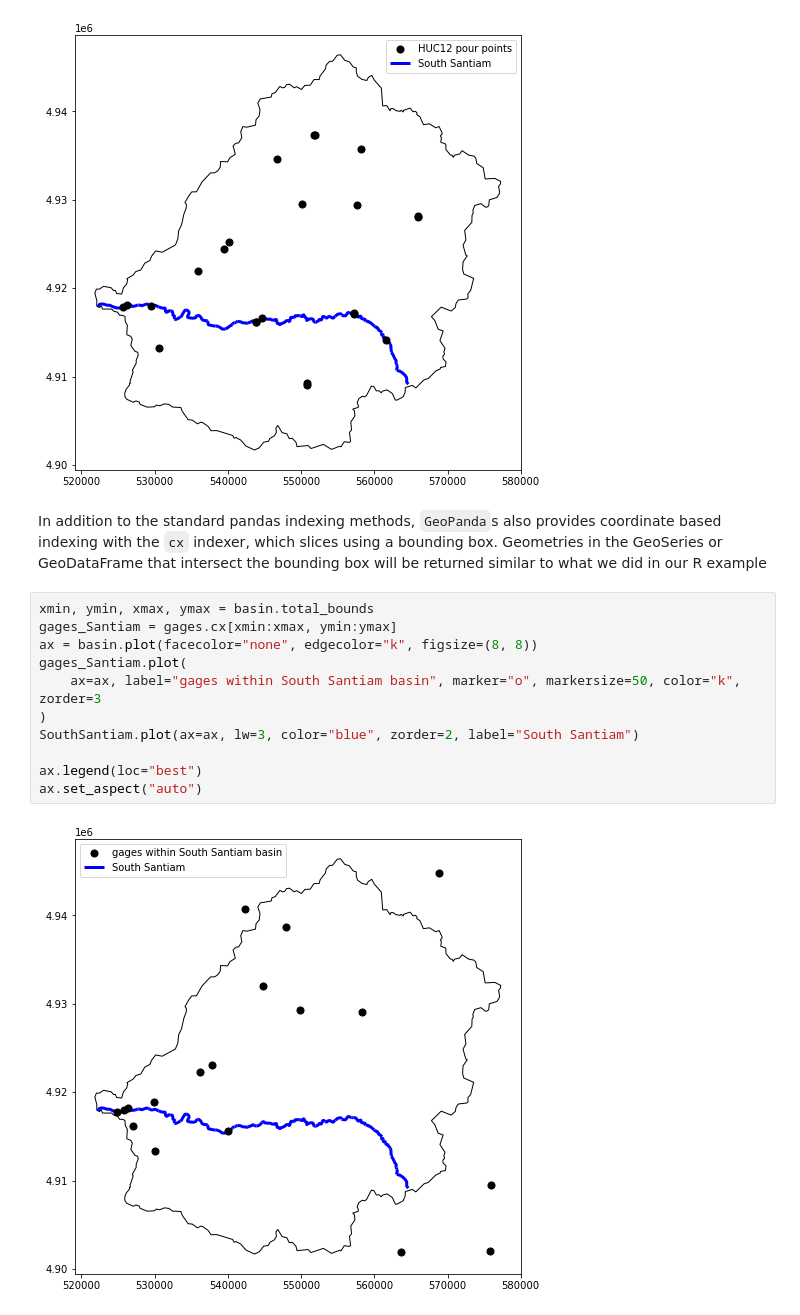
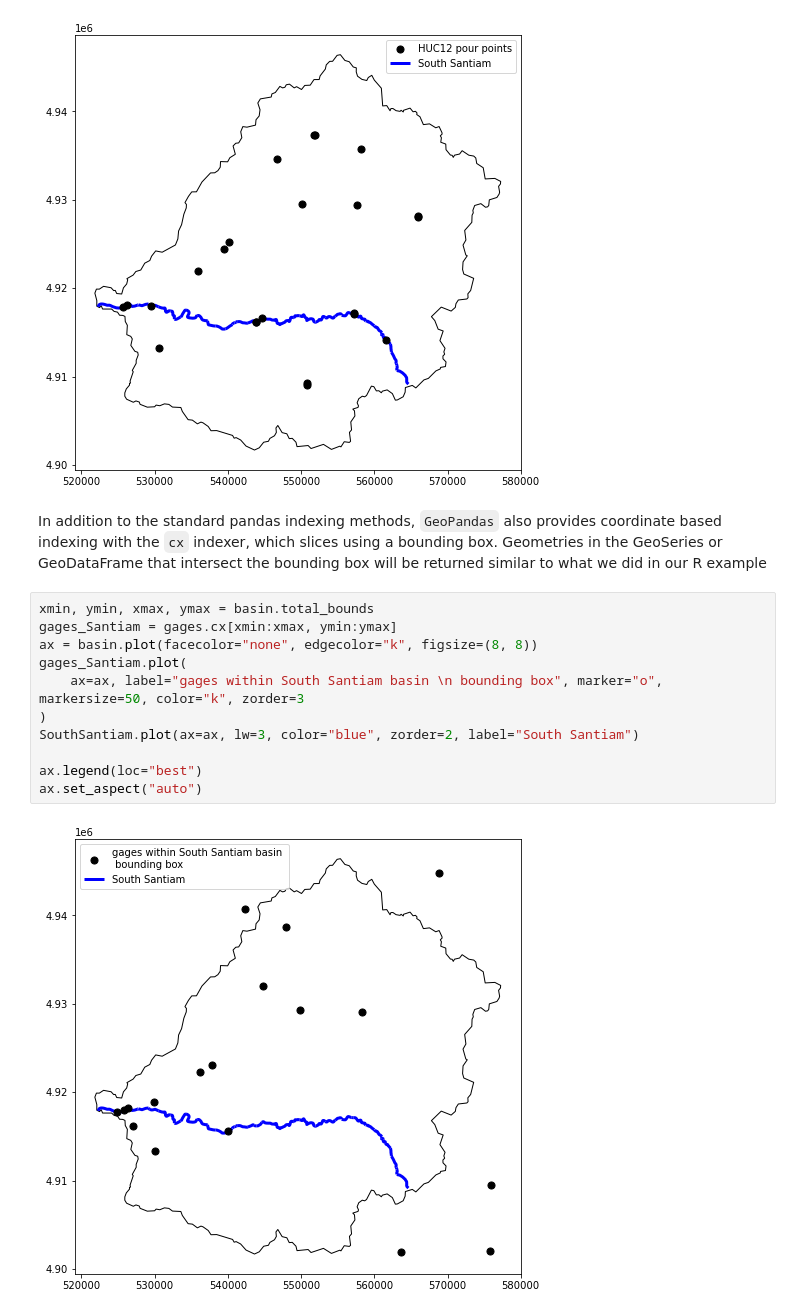
Before and after one commit to mhweber/AWRA2022GeoWorkshop, a Jupyter notebook: Workbooks/Python/Session2/Geoprocessing.ipynb, the cells around one changed output. Drawn from its saved outputs; the diff is of its cells as text.

```diff
--- a/Workbooks/Python/Session2/Geoprocessing.ipynb
+++ b/Workbooks/Python/Session2/Geoprocessing.ipynb
@@ -59,17 +59,17 @@ ax.set_aspect("auto")
 # %% [output]
 [figure]
 # %% [markdown]
-In addition to the standard pandas indexing methods, `GeoPanda`s also provides coordinate based indexing with the `cx` indexer, which slices using a bounding box. Geometries in the GeoSeries or GeoDataFrame that intersect the bounding box will be returned similar to what we did in our R example
+In addition to the standard pandas indexing methods, `GeoPandas` also provides coordinate based indexing with the `cx` indexer, which slices using a bounding box. Geometries in the GeoSeries or GeoDataFrame that intersect the bounding box will be returned similar to what we did in our R example
 # %%
 xmin, ymin, xmax, ymax = basin.total_bounds
 gages_Santiam = gages.cx[xmin:xmax, ymin:ymax]
 ax = basin.plot(facecolor="none", edgecolor="k", figsize=(8, 8))
 gages_Santiam.plot(
-    ax=ax, label="gages within South Santiam basin", marker="o", markersize=50, color="k", zorder=3
+    ax=ax, label="gages within South Santiam basin \n bounding box", marker="o", markersize=50, color="k", zorder=3
 )
 SouthSantiam.plot(ax=ax, lw=3, color="blue", zorder=2, label="South Santiam")
 
 ax.legend(loc="best")
 ax.set_aspect("auto")
 # %% [output]
-[figure, old version]
+[figure, new version]
```
Also changed, not shown: parts of 35 cells of this notebook, 1 other file.
